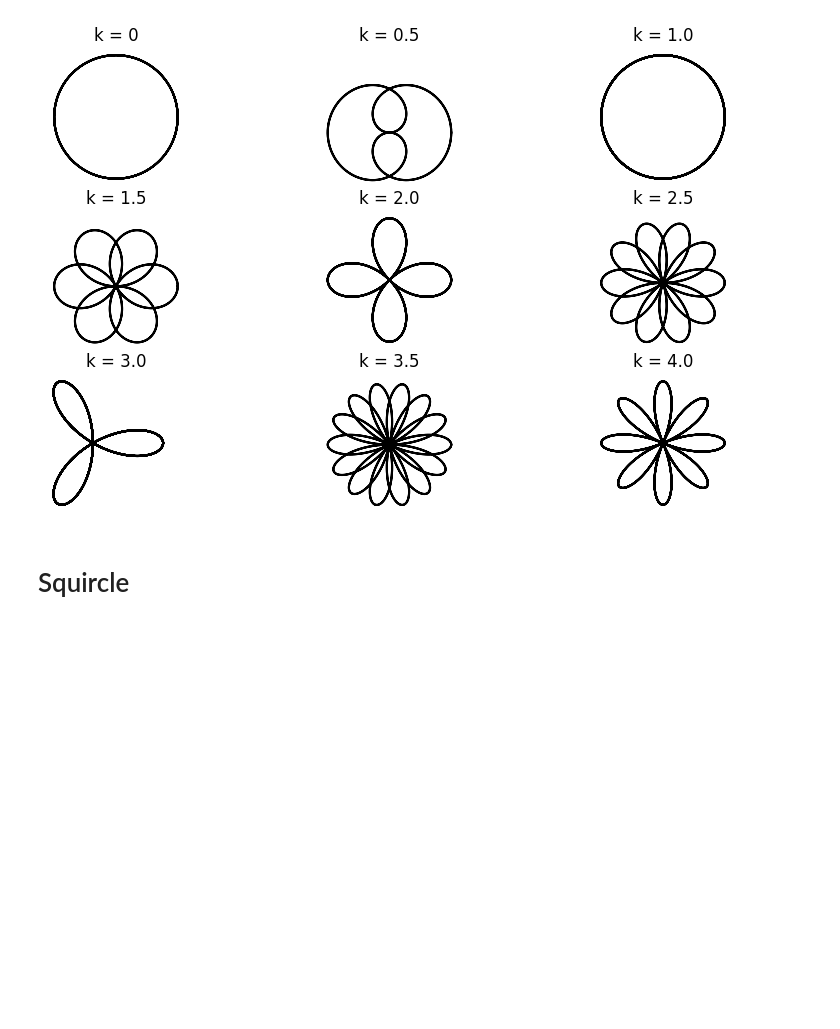
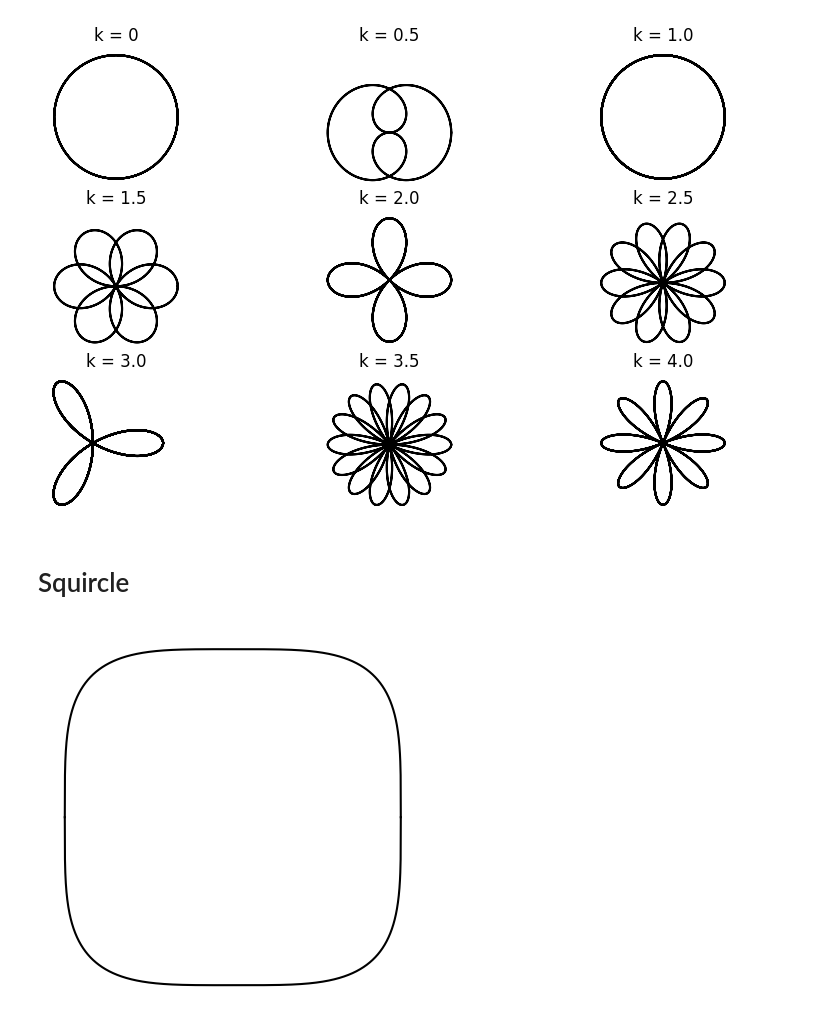
Before and after one commit to rtharris619/ProjectMath, a Jupyter notebook: Trigonometry/art_with_trig.ipynb, the cells around one changed output. Saved outputs shown, nothing was run; the diff lists cells and outputs as text; code cells hidden in the pictures; blank space fills up the shorter version.

```diff
--- a/Trigonometry/art_with_trig.ipynb
+++ b/Trigonometry/art_with_trig.ipynb
@@ -94,3 +94,19 @@ plt.show()
 [figure]
 # %% [markdown]
 # Squircle
+# %%
+# x**4 + y**4 = a**4
+# y = (a**4 - x**4)**1/4
+
+a = 1
+x = np.linspace(-1,1,2001)
+y1 = (a**4 - x**4)**(1/4)
+y2 = -y1
+
+plt.plot(x,y1,'k')
+plt.plot(x,y2,'k')
+plt.axis('square')
+plt.axis('off')
+plt.show()
+# %% [output]
+[figure, added]
```
Also changed, not shown: parts of 5 cells of this notebook, 1 other file.
